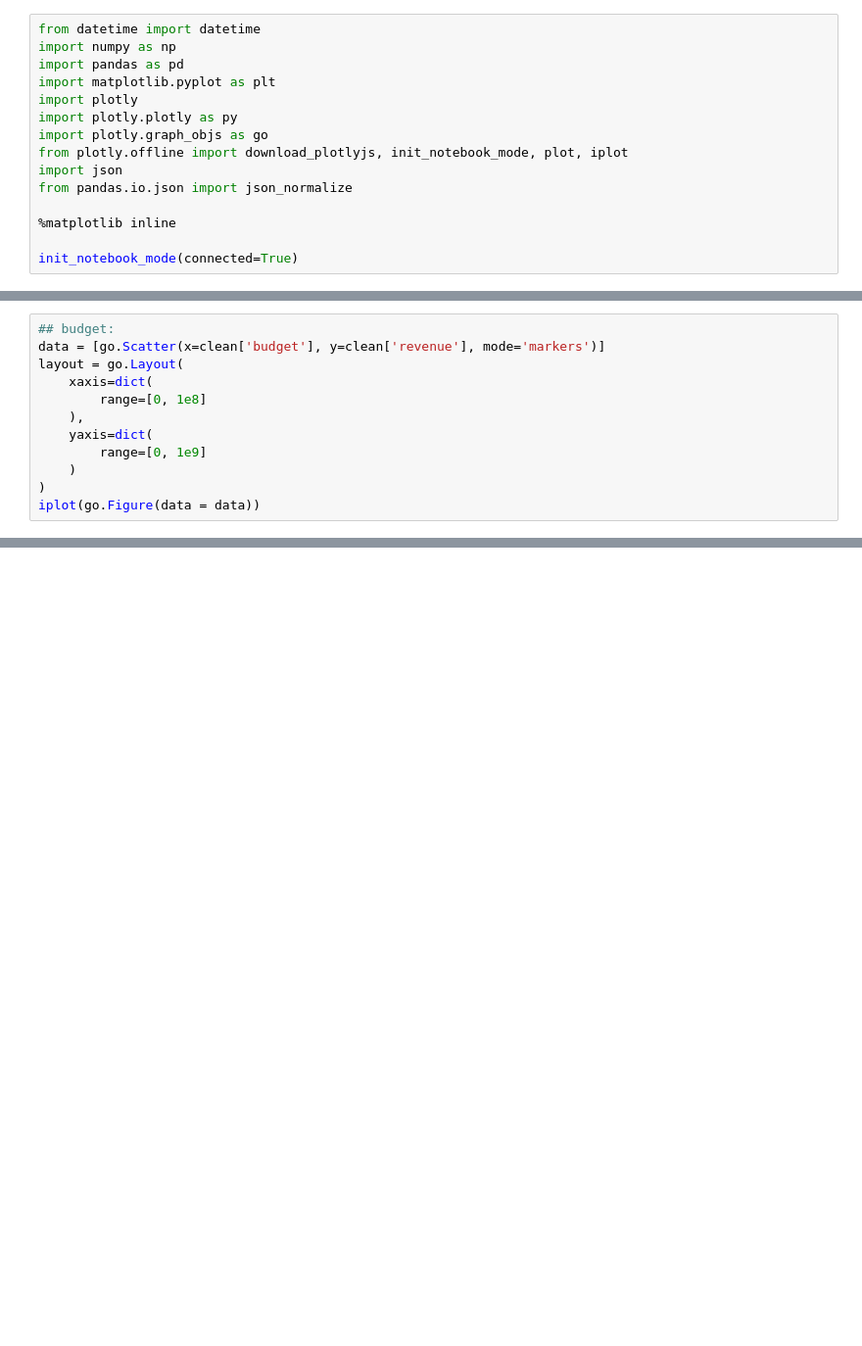
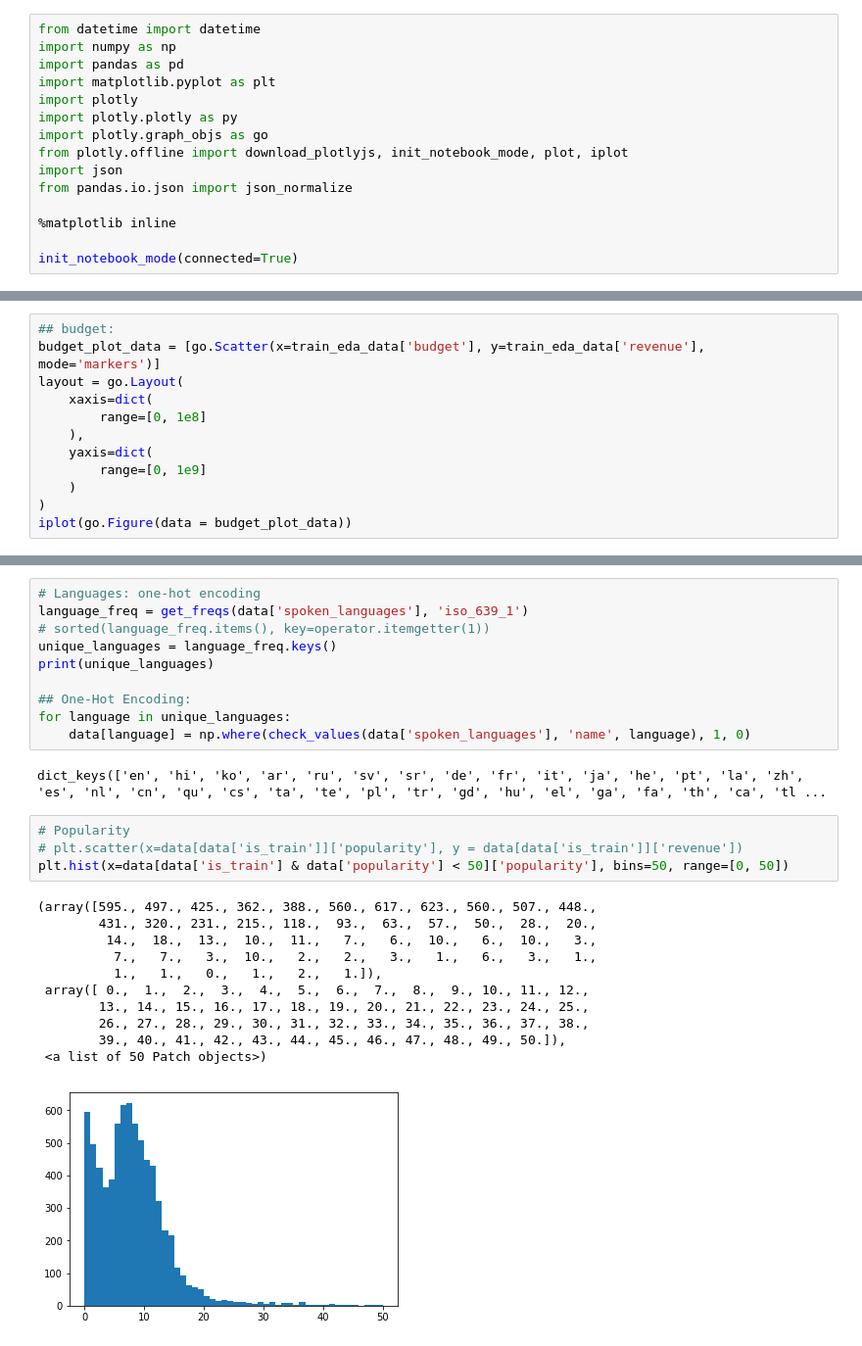
Before and after one commit to AmazingSean/kaggle_box_office, a Jupyter notebook: box_office_pred/src/src.ipynb, the cells around one changed output, grey strips where cells are left out. Shown at 98% size. Saved outputs shown, nothing was run; the diff lists cells and outputs as text; blank space fills up the shorter version.

Commit message:
one-hot encoding; genre EDA

```diff
--- a/box_office_pred/src/src.ipynb
+++ b/box_office_pred/src/src.ipynb
@@ -117,6 +90,6 @@ dtype: object
 # %%
 ## budget:
-data = [go.Scatter(x=clean['budget'], y=clean['revenue'], mode='markers')]
+budget_plot_data = [go.Scatter(x=train_eda_data['budget'], y=train_eda_data['revenue'], mode='markers')]
 layout = go.Layout(
     xaxis=dict(
         range=[0, 1e8]
@@ -125,6 +98,6 @@ layout = go.Layout(
         range=[0, 1e9]
     )
 )
-iplot(go.Figure(data = data))
+iplot(go.Figure(data = budget_plot_data))
 # %% [output]
 [interactive output not drawn]
@@ -217,0 +187,28 @@ clean.head(50)
+# %%
+# Languages: one-hot encoding
+language_freq = get_freqs(data['spoken_languages'], 'iso_639_1')
+# sorted(language_freq.items(), key=operator.itemgetter(1))
+unique_languages = language_freq.keys()
+print(unique_languages)
+
+## One-Hot Encoding:
+for language in unique_languages:
+    data[language] = np.where(check_values(data['spoken_languages'], 'name', language), 1, 0)
+# %% [output]
+dict_keys(['en', 'hi', 'ko', 'ar', 'ru', 'sv', 'sr', 'de', 'fr', 'it', 'ja', 'he', 'pt', 'la', 'zh', 'es', 'nl', 'cn', 'qu', 'cs', 'ta', 'te', 'pl', 'tr', 'gd', 'hu', 'el', 'ga', 'fa', 'th', 'ca', 'tl ...
+# %%
+# Popularity
+# plt.scatter(x=data[data['is_train']]['popularity'], y = data[data['is_train']]['revenue'])
+plt.hist(x=data[data['is_train'] & data['popularity'] < 50]['popularity'], bins=50, range=[0, 50])
+# %% [output]
+(array([595., 497., 425., 362., 388., 560., 617., 623., 560., 507., 448.,
+        431., 320., 231., 215., 118.,  93.,  63.,  57.,  50.,  28.,  20.,
+         14.,  18.,  13.,  10.,  11.,   7.,   6.,  10.,   6.,  10.,   3.,
+          7.,   7.,   3.,  10.,   2.,   2.,   3.,   1.,   6.,   3.,   1.,
+          1.,   1.,   0.,   1.,   2.,   1.]),
+ array([ 0.,  1.,  2.,  3.,  4.,  5.,  6.,  7.,  8.,  9., 10., 11., 12.,
+        13., 14., 15., 16., 17., 18., 19., 20., 21., 22., 23., 24., 25.,
+        26., 27., 28., 29., 30., 31., 32., 33., 34., 35., 36., 37., 38.,
+        39., 40., 41., 42., 43., 44., 45., 46., 47., 48., 49., 50.]),
+ <a list of 50 Patch objects>)
+[figure, added]
```
Also changed, not shown: parts of 10 cells of this notebook, 1 other file.
